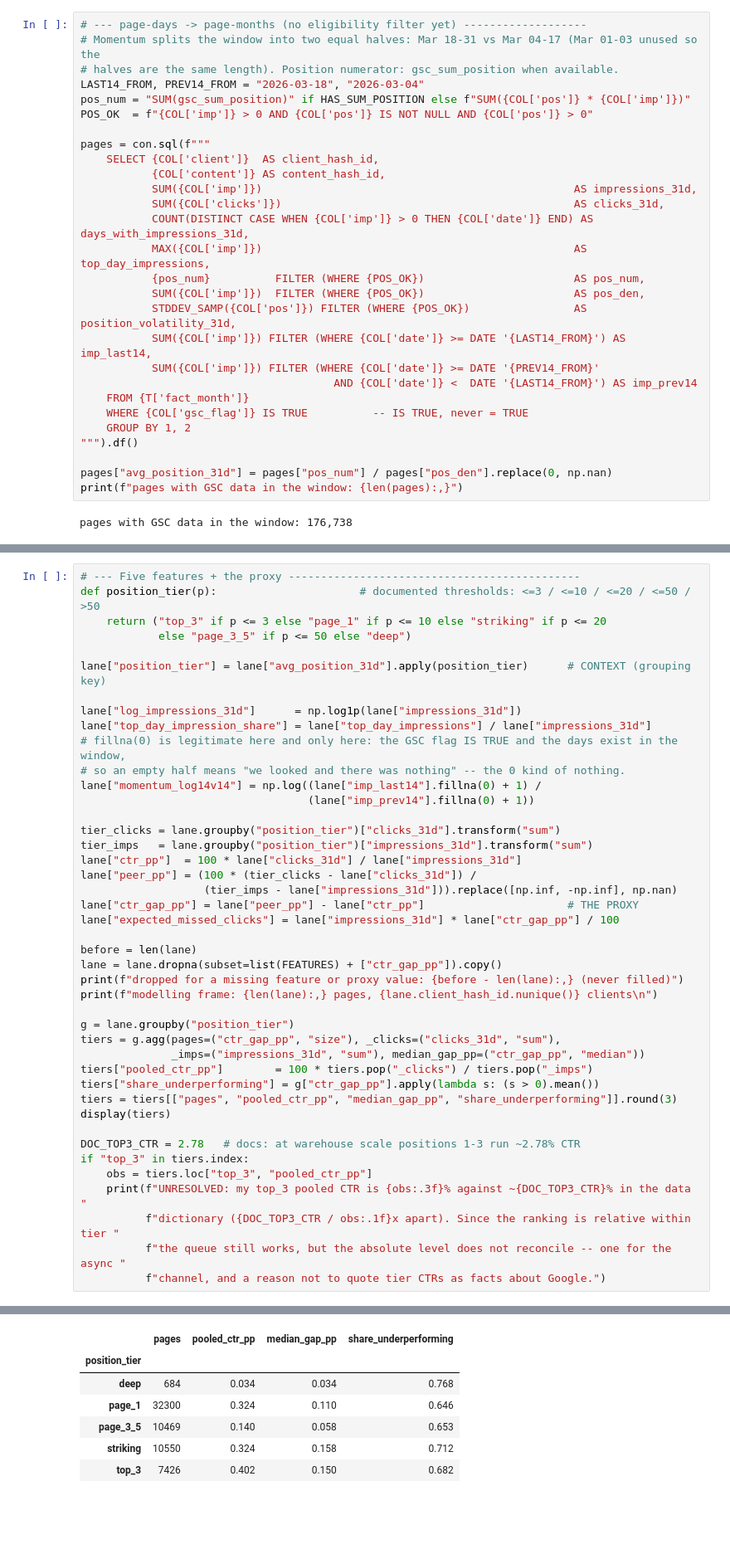
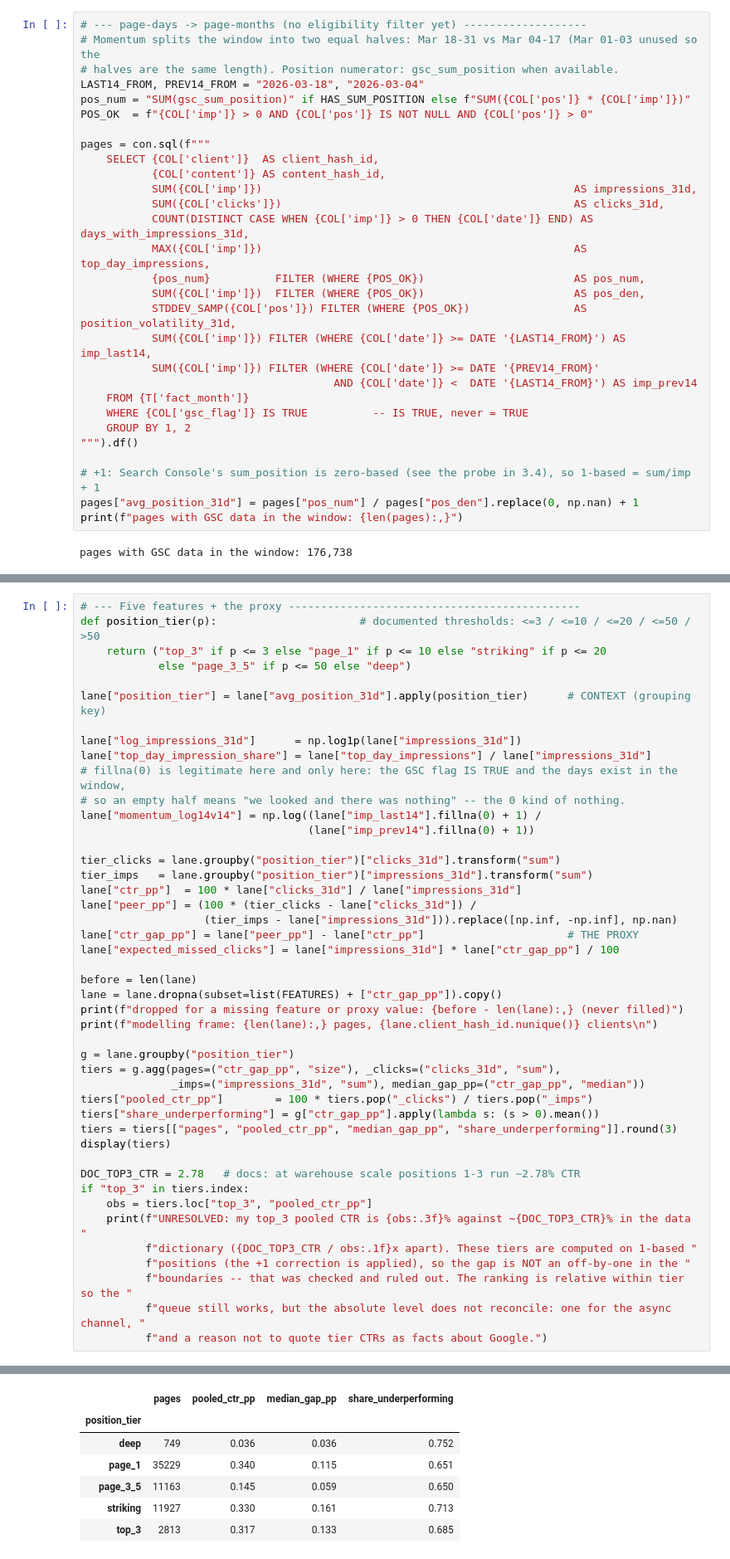
Before and after one commit to widadfatimakhan/flyrank-internship-ml, a Jupyter notebook: work/notebooks/w03_data_contract.ipynb, the cells around one changed output, grey strips where cells are left out. Shown at 83% size. Drawn from its saved outputs; the diff is of its cells as text; blank space fills up the shorter version.

```diff
--- a/work/notebooks/w03_data_contract.ipynb
+++ b/work/notebooks/w03_data_contract.ipynb
@@ -530,7 +569,8 @@ pages = con.sql(f"""
     GROUP BY 1, 2
 """).df()
 
-pages["avg_position_31d"] = pages["pos_num"] / pages["pos_den"].replace(0, np.nan)
+# +1: Search Console's sum_position is zero-based (see the probe in 3.4), so 1-based = sum/imp + 1
+pages["avg_position_31d"] = pages["pos_num"] / pages["pos_den"].replace(0, np.nan) + 1
 print(f"pages with GSC data in the window: {len(pages):,}")
 # %% [output]
 pages with GSC data in the window: 176,738
@@ -606,8 +651,10 @@ DOC_TOP3_CTR = 2.78   # docs: at warehouse scale positions 1-3 run ~2.78% CTR
 if "top_3" in tiers.index:
     obs = tiers.loc["top_3", "pooled_ctr_pp"]
     print(f"UNRESOLVED: my top_3 pooled CTR is {obs:.3f}% against ~{DOC_TOP3_CTR}% in the data "
-          f"dictionary ({DOC_TOP3_CTR / obs:.1f}x apart). Since the ranking is relative within tier "
-          f"the queue still works, but the absolute level does not reconcile -- one for the async "
-          f"channel, and a reason not to quote tier CTRs as facts about Google.")
+          f"dictionary ({DOC_TOP3_CTR / obs:.1f}x apart). These tiers are computed on 1-based "
+          f"positions (the +1 correction is applied), so the gap is NOT an off-by-one in the "
+          f"boundaries -- that was checked and ruled out. The ranking is relative within tier so the "
+          f"queue still works, but the absolute level does not reconcile: one for the async channel, "
+          f"and a reason not to quote tier CTRs as facts about Google.")
 # %% [output]
 dropped for a missing feature or proxy value: 0 (never filled)
@@ -615,7 +662,7 @@ modelling frame: 61,429 pages, 36 clients
 |  | pages | pooled_ctr_pp | median_gap_pp | share_underperforming |
 | position_tier |  |  |  |  |
-| deep | 684 | 0.034 | 0.034 | 0.768 |
-| page_1 | 32300 | 0.324 | 0.110 | 0.646 |
-| page_3_5 | 10469 | 0.140 | 0.058 | 0.653 |
-| striking | 10550 | 0.324 | 0.158 | 0.712 |
-| top_3 | 7426 | 0.402 | 0.150 | 0.682 |
+| deep | 749 | 0.036 | 0.036 | 0.752 |
+| page_1 | 35229 | 0.340 | 0.115 | 0.651 |
+| page_3_5 | 11163 | 0.145 | 0.059 | 0.650 |
+| striking | 11927 | 0.330 | 0.161 | 0.713 |
+| top_3 | 2813 | 0.317 | 0.133 | 0.685 |
```
Also changed, not shown: parts of 14 cells of this notebook.
